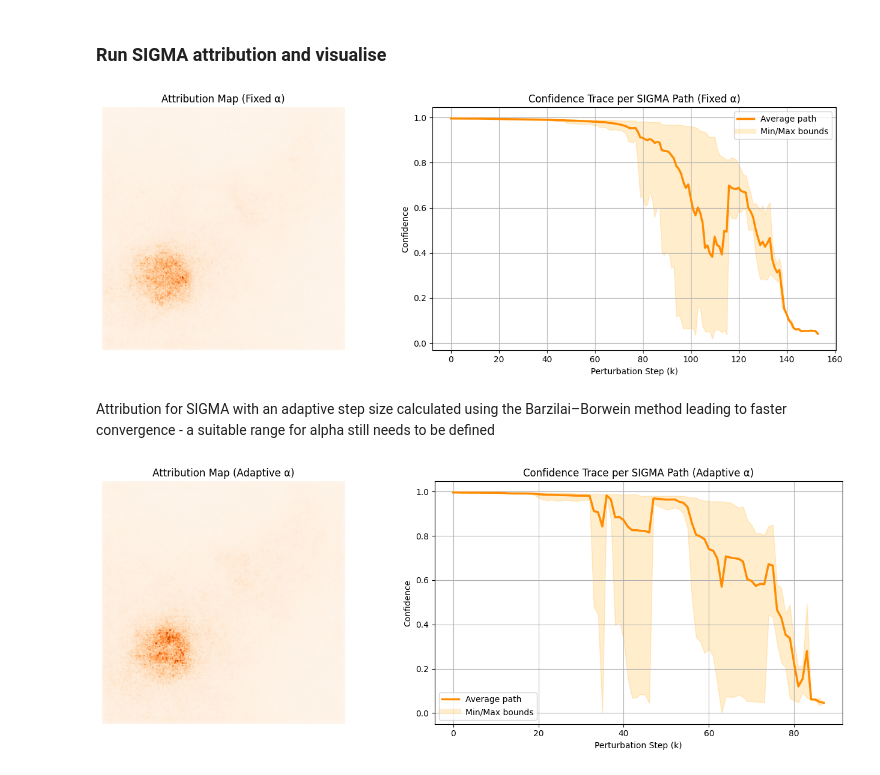
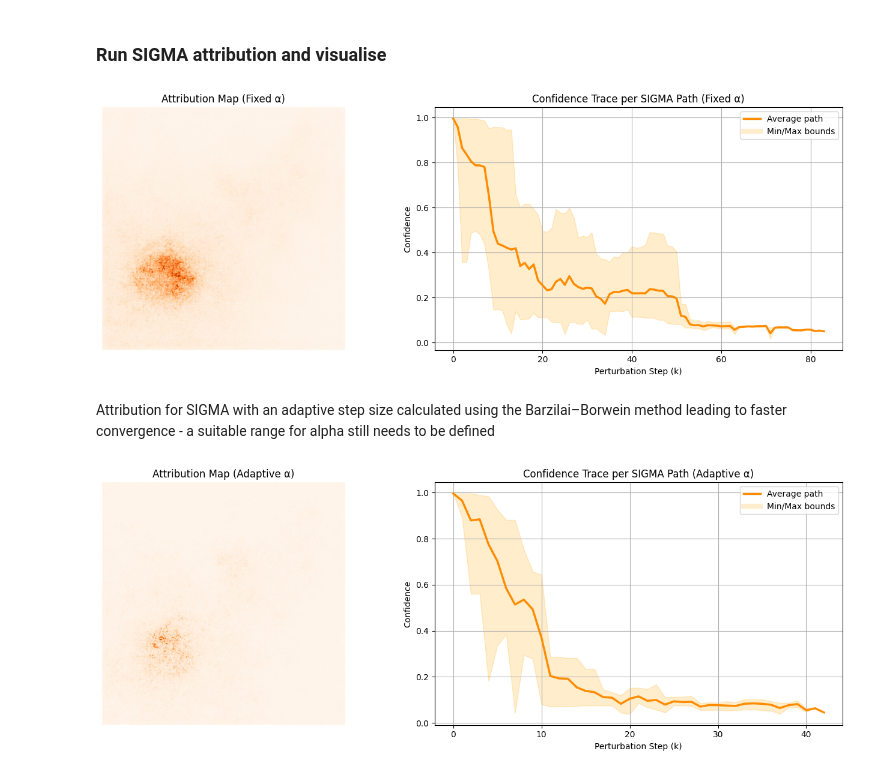
Before and after one commit to HWQuantum/SIGMA, a Jupyter notebook: SIGMA_example.ipynb, the cells around one changed output. Drawn from its saved outputs; the diff is of its cells as text; code cells hidden in the pictures.

Commit message:
Updated notebok with alpha/beta changes

```diff
--- a/SIGMA_example.ipynb
+++ b/SIGMA_example.ipynb
@@ -70,8 +70,8 @@ Predicted probability: 0.9957
 ### Run SIGMA attribution and visualise
 # %%
 n_paths = 7 # Number of paths to average over
-beta = 0.1 # Perturbation Magnitude
-alpha = 0.1 # Step size
+beta = 0.5 # Perturbation Magnitude
+alpha = 0.5 # Step size
 epsilon = 0.05 # Stopping criteria - softmax values below 0.01 increase computation time without adding to the attribution itself
 target_class = class_idx
 # %%
@@ -128,12 +128,12 @@ ax2.legend(handles=custom_lines)
 plt.tight_layout()
 plt.show()
 # %% [output]
-[figure, old version]
+[figure, new version]
 # %% [markdown]
 Attribution for SIGMA with an adaptive step size calculated using the Barzilai–Borwein method leading to faster convergence - a suitable range for alpha still needs to be defined
 # %%
 # Define a range for alpha - the adaptive alpha method will use the Barzilai–Borwein method to select the optimal alpha for this range - reducing convergence time
-alpha_range = [0.1,1.0]
+alpha_range = [0.5,1.0]
 
 # Runs the SIGMA attribution with an adaptive step size
 average_attribution_map,all_confidences, final_img = SIGMA_attribution_adaptive(
@@ -160,31 +160,31 @@ mean_fixed = np.nanmean(padded_fixed, axis=0)
 min_fixed = np.nanmin(padded_fixed, axis=0)
 max_fixed = np.nanmax(padded_fixed, axis=0)
 steps = np.arange(mean_fixed.shape[0])
 
 
 # Visualises final attribution map and all SIGMA paths
 fig, (ax1, ax2) = plt.subplots(1, 2, figsize=(14, 5))
 
 # Left: Attribution Map
 ax1.imshow(average_attribution_map.numpy(), cmap='Oranges')
 ax1.set_title("Attribution Map (Adaptive α)")
 ax1.axis('off')
 
 # Right: Confidence Curve with Bounds
 ax2.plot(steps, mean_fixed, color='darkorange', linewidth=2.5, label='Average path')
 ax2.fill_between(steps, min_fixed, max_fixed, color='orange', alpha=0.2, label='Min/Max bounds')
 ax2.set_title("Confidence Trace per SIGMA Path (Adaptive α)")
 ax2.set_xlabel("Perturbation Step (k)")
 ax2.set_ylabel("Confidence")
 ax2.grid(True)
 
 custom_lines = [
     Line2D([0], [0], color='darkorange', lw=2.5, label='Average path'),
     Line2D([0], [0], color='orange', lw=6, alpha=0.2, label='Min/Max bounds')
 ]
 ax2.legend(handles=custom_lines)
 
 plt.tight_layout()
 plt.show()
 # %% [output]
-[figure, old version]
+[figure, new version]
```
Also changed, not shown: parts of 3 cells of this notebook.
